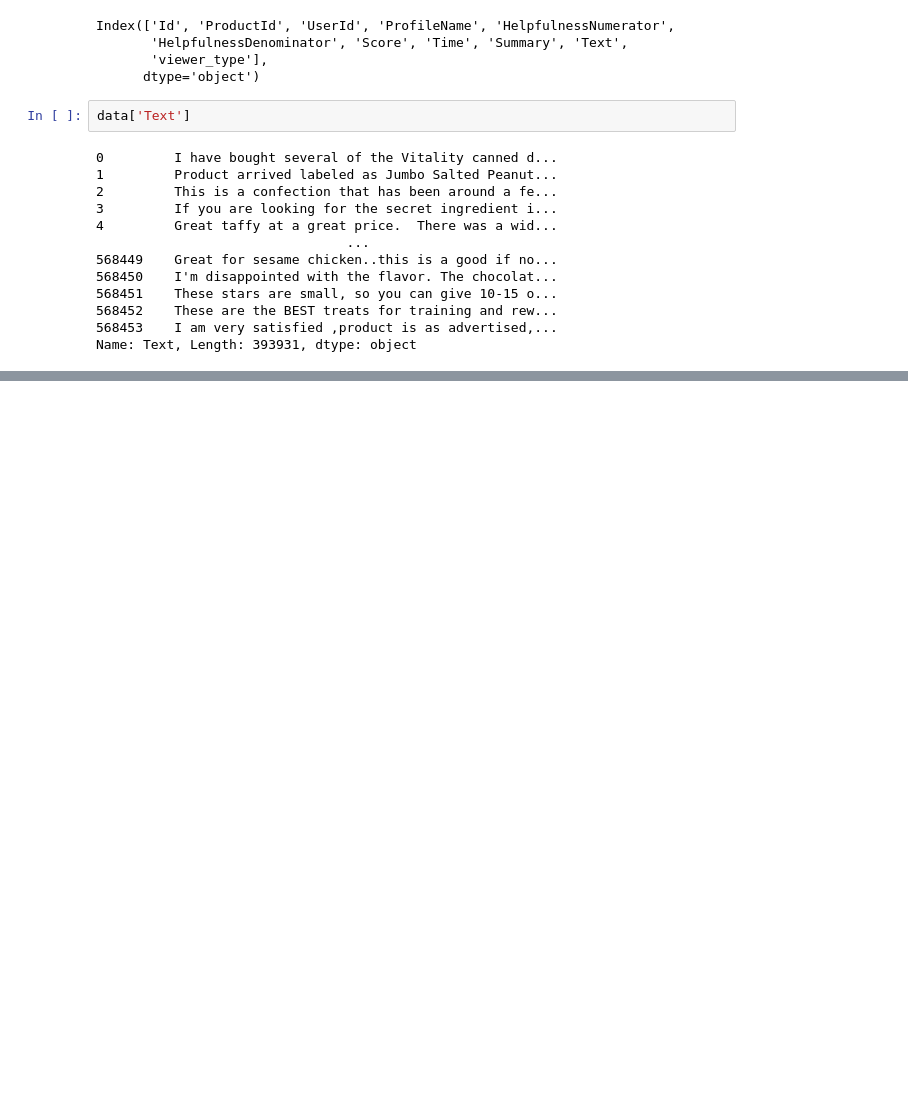
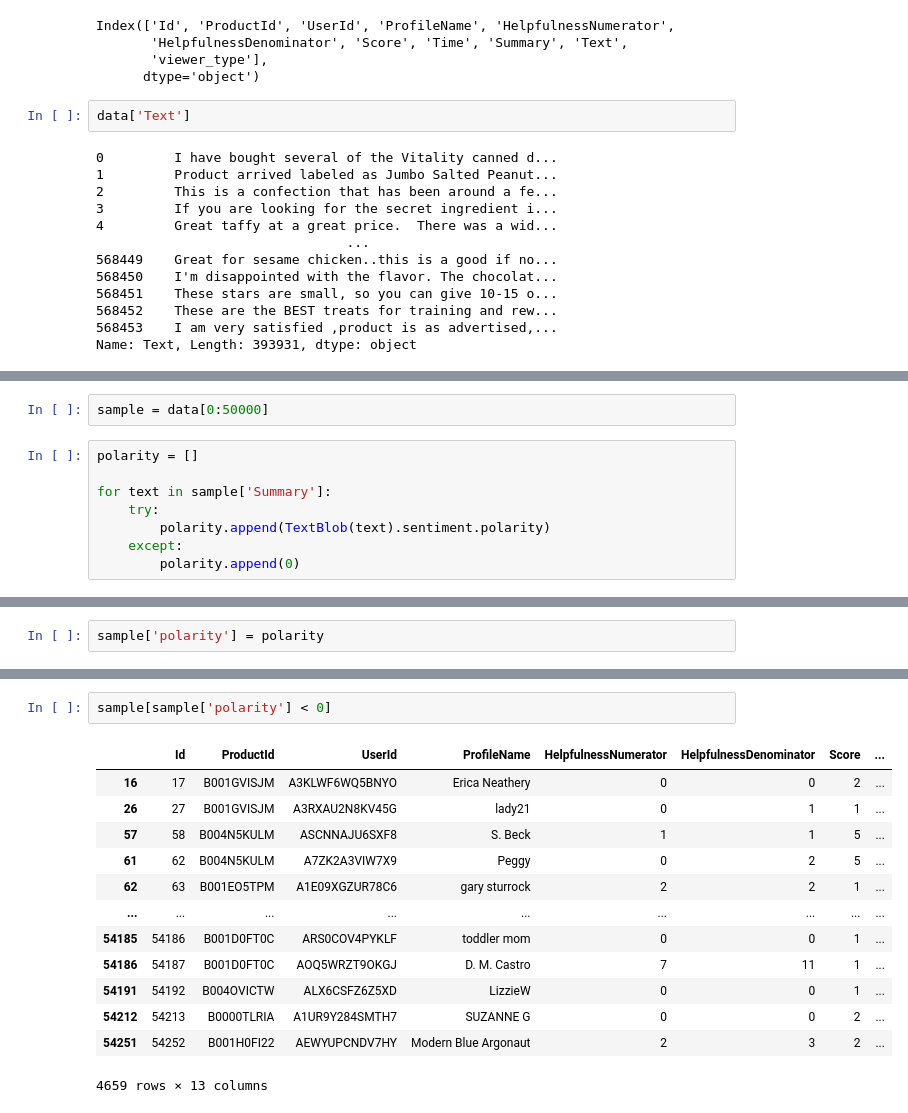
Before and after one commit to Sumetjutha/031_Real_Project_Analysis_Python, a Jupyter notebook: 005_Amazaon_Customers_Data_Analysis.ipynb, the cells around one changed output, grey strips where cells are left out. Saved outputs shown, nothing was run; the diff lists cells and outputs as text; blank space fills up the shorter version.

```diff
--- a/005_Amazaon_Customers_Data_Analysis.ipynb
+++ b/005_Amazaon_Customers_Data_Analysis.ipynb
@@ -700,0 +834,10 @@ data[['UserId', 'Text']]
+# %%
+sample = data[0:50000]
+# %%
+polarity = []
+
+for text in sample['Summary']:
+    try:
+        polarity.append(TextBlob(text).sentiment.polarity)
+    except:
+        polarity.append(0)
@@ -700,0 +848,2 @@ data[['UserId', 'Text']]
+# %%
+sample['polarity'] = polarity
@@ -700,0 +859,16 @@ data[['UserId', 'Text']]
+# %%
+sample[sample['polarity'] < 0]
+# %% [output]
+|  | Id | ProductId | UserId | ProfileName | HelpfulnessNumerator | HelpfulnessDenominator | Score | ... |
+| 16 | 17 | B001GVISJM | A3KLWF6WQ5BNYO | Erica Neathery | 0 | 0 | 2 | ... |
+| 26 | 27 | B001GVISJM | A3RXAU2N8KV45G | lady21 | 0 | 1 | 1 | ... |
+| 57 | 58 | B004N5KULM | ASCNNAJU6SXF8 | S. Beck | 1 | 1 | 5 | ... |
+| 61 | 62 | B004N5KULM | A7ZK2A3VIW7X9 | Peggy | 0 | 2 | 5 | ... |
+| 62 | 63 | B001EO5TPM | A1E09XGZUR78C6 | gary sturrock | 2 | 2 | 1 | ... |
+| ... | ... | ... | ... | ... | ... | ... | ... | ... |
+| 54185 | 54186 | B001D0FT0C | ARS0COV4PYKLF | toddler mom | 0 | 0 | 1 | ... |
+| 54186 | 54187 | B001D0FT0C | AOQ5WRZT9OKGJ | D. M. Castro | 7 | 11 | 1 | ... |
+| 54191 | 54192 | B004OVICTW | ALX6CSFZ6Z5XD | LizzieW | 0 | 0 | 1 | ... |
+| 54212 | 54213 | B0000TLRIA | A1UR9Y284SMTH7 | SUZANNE G | 0 | 0 | 2 | ... |
+| 54251 | 54252 | B001H0FI22 | AEWYUPCNDV7HY | Modern Blue Argonaut | 2 | 3 | 2 | ... |
+4659 rows × 13 columns
```
Also changed, not shown: parts of 32 cells of this notebook.
